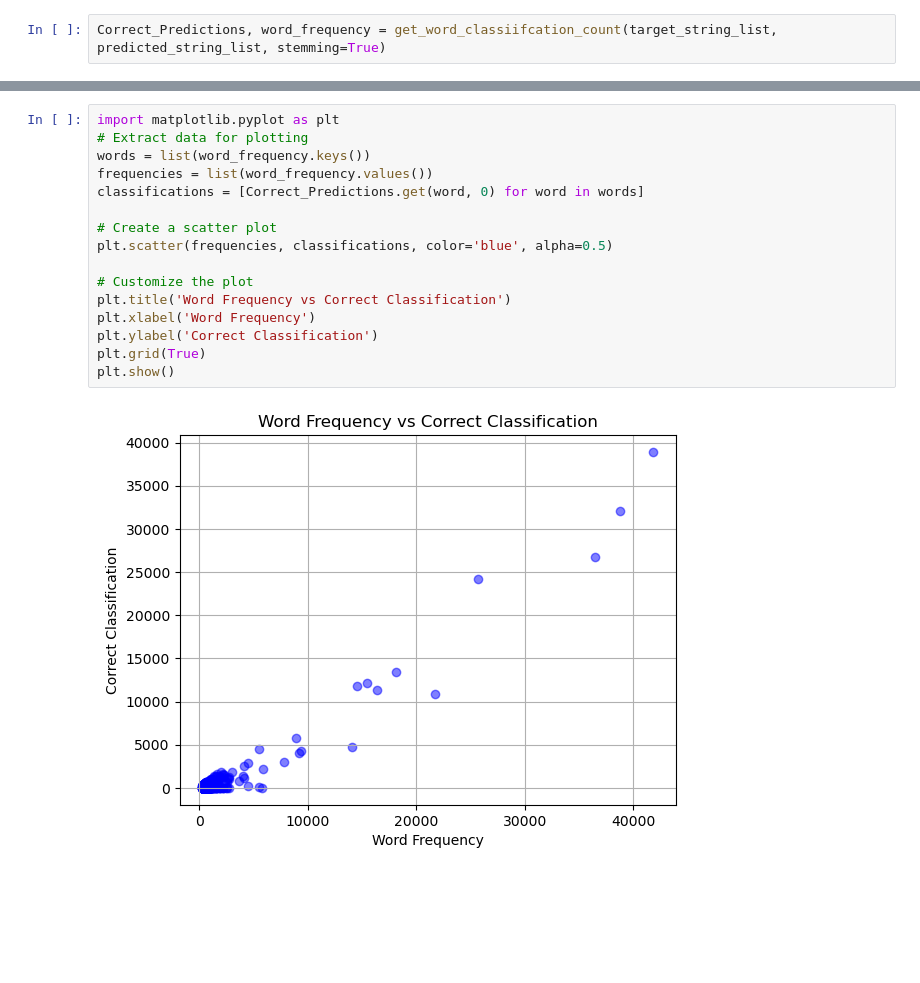
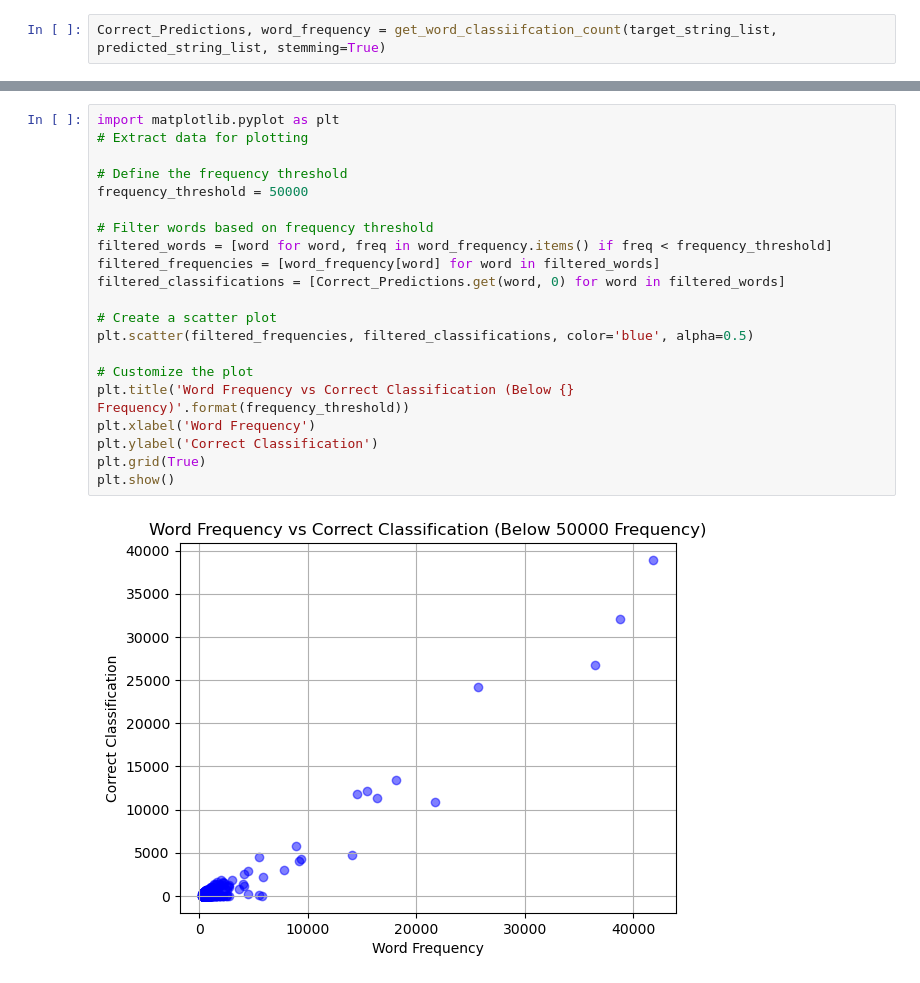
Before and after one commit to NeuraSearch/EEG-To-Text, a Jupyter notebook: SIGIR_Development/EEG-To-Text/correct_distribution.ipynb, the cells around one changed output, grey strips where cells are left out. Saved outputs shown, nothing was run; the diff lists cells and outputs as text; blank space fills up the shorter version.

Commit message:
word frequnecy against correct classification

```diff
--- a/SIGIR_Development/EEG-To-Text/correct_distribution.ipynb
+++ b/SIGIR_Development/EEG-To-Text/correct_distribution.ipynb
@@ -96,18 +76,23 @@ Counter({'the': 41820,
 # %%
 import matplotlib.pyplot as plt
 # Extract data for plotting
-words = list(word_frequency.keys())
-frequencies = list(word_frequency.values())
-classifications = [Correct_Predictions.get(word, 0) for word in words]
+
+# Define the frequency threshold
+frequency_threshold = 50000
+
+# Filter words based on frequency threshold
+filtered_words = [word for word, freq in word_frequency.items() if freq < frequency_threshold]
+filtered_frequencies = [word_frequency[word] for word in filtered_words]
+filtered_classifications = [Correct_Predictions.get(word, 0) for word in filtered_words]
 
 # Create a scatter plot
-plt.scatter(frequencies, classifications, color='blue', alpha=0.5)
+plt.scatter(filtered_frequencies, filtered_classifications, color='blue', alpha=0.5)
 
 # Customize the plot
-plt.title('Word Frequency vs Correct Classification')
+plt.title('Word Frequency vs Correct Classification (Below {} Frequency)'.format(frequency_threshold))
 plt.xlabel('Word Frequency')
 plt.ylabel('Correct Classification')
 plt.grid(True)
 plt.show()
 # %% [output]
-[figure, old version]
+[figure, new version]
```
Also changed, not shown: parts of 1 cell of this notebook.
